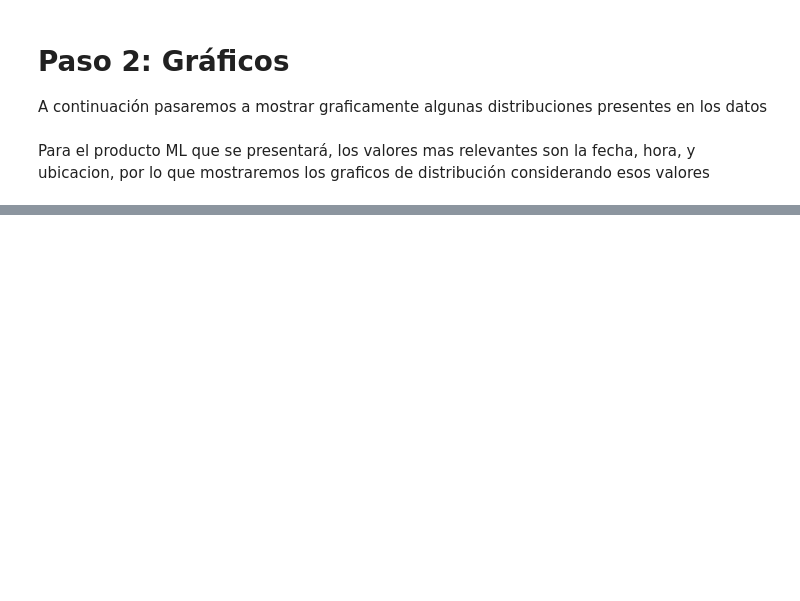
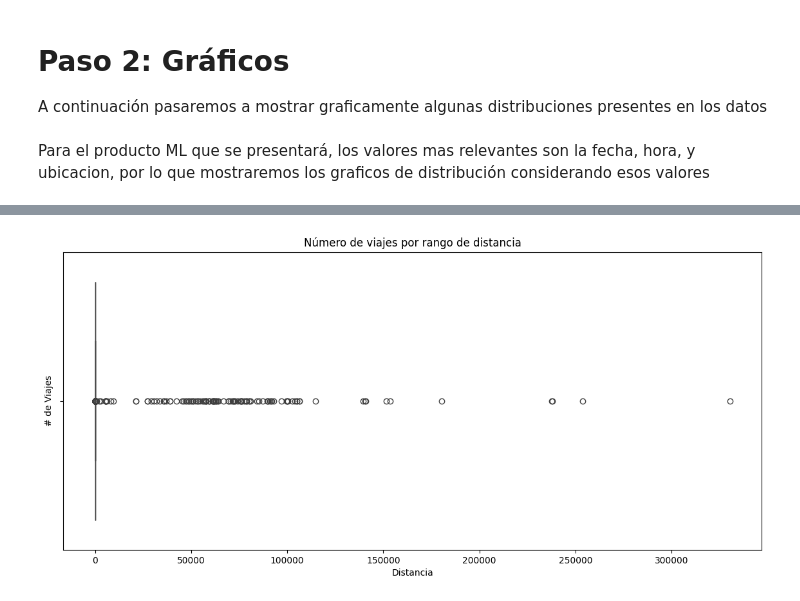
Before and after one commit to lmunozm1702/taxi_electrico_nyc, a Jupyter notebook: Análisis Preliminar/EDA yellow_tripdata_09_2024.ipynb, the cells around one changed output, grey strips where cells are left out. Saved outputs shown, nothing was run; the diff lists cells and outputs as text; code cells hidden in the pictures; blank space fills up the shorter version.

```diff
--- a/Análisis Preliminar/EDA yellow_tripdata_09_2024.ipynb
+++ b/Análisis Preliminar/EDA yellow_tripdata_09_2024.ipynb
@@ -305,0 +329,8 @@ plt.show()
+# %%
+sns.boxplot(x=yellow_tripdata_sample['trip_distance'])
+plt.title('Número de viajes por rango de distancia')
+plt.xlabel('Distancia')
+plt.ylabel('# de Viajes')
+plt.show()
+# %% [output]
+[figure, added]
```
Also changed, not shown: parts of 28 cells of this notebook, 1 other file.
